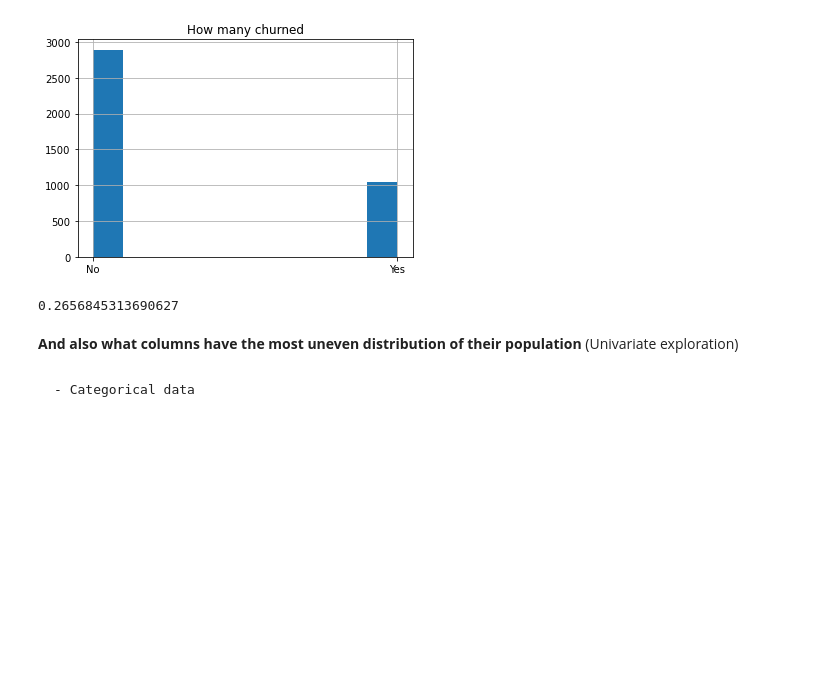
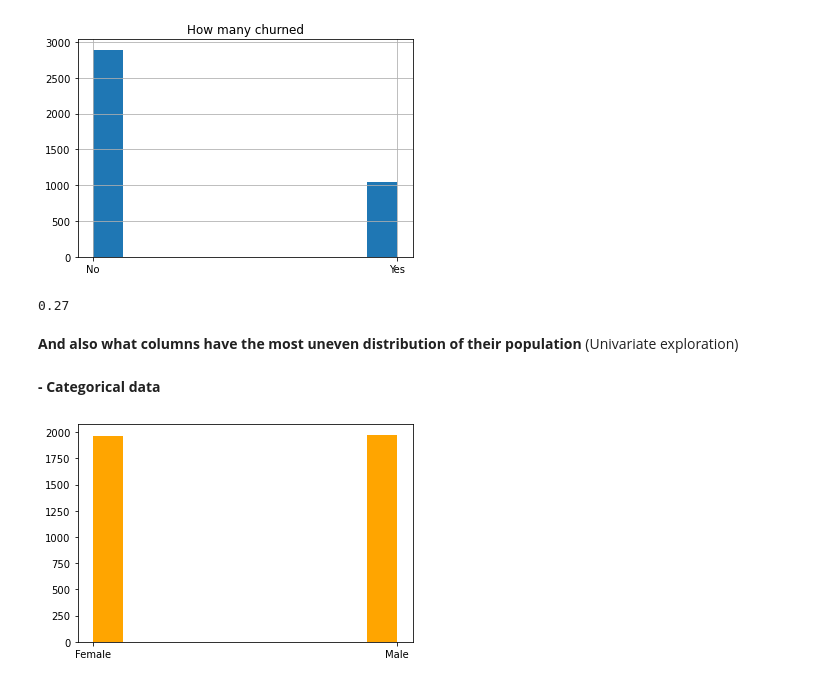
Before and after one commit to Severina7/Man_in_a_hole, a Jupyter notebook: doodle_and_draft2.ipynb, the cells around one changed output. Saved outputs shown, nothing was run; the diff lists cells and outputs as text; code cells hidden in the pictures; blank space fills up the shorter version.

```diff
--- a/doodle_and_draft2.ipynb
+++ b/doodle_and_draft2.ipynb
@@ -164,15 +167,17 @@ plt.show()
 [figure]
 # %%
 # To get the churn percentage
-train.churn_encoded.mean()
+round(train.churn_encoded.mean(), 2)
 # %% [output]
-0.2656845313690627
+0.27
 # %% [markdown]
 **And also what columns have the most uneven distribution of their population** (Univariate exploration)
 # %% [markdown]
-    - Categorical data
+   **- Categorical data**
 # %%
-plt.hist(telco['gender'], color='orange')
+plt.hist(train['gender'], color='orange')
 plt.show()
+# %% [output]
+[figure, added]
 # %%
 telco.gender.value_counts(normalize=True)*100
```
Also changed, not shown: parts of 118 cells of this notebook, 1 other file.
